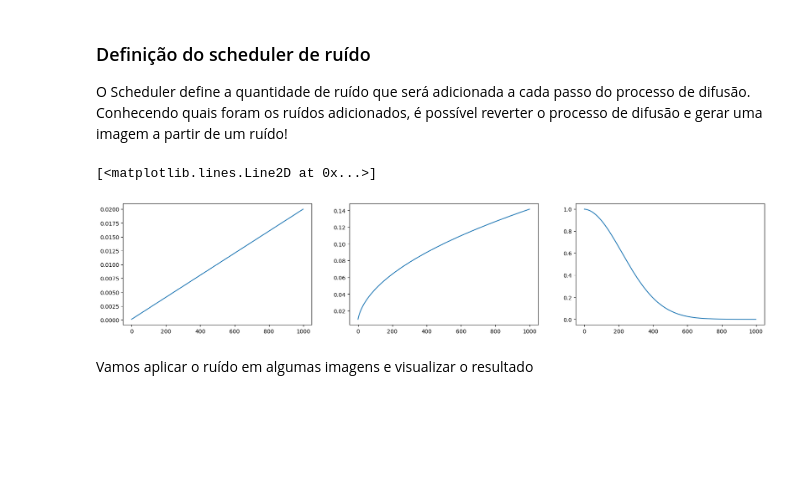
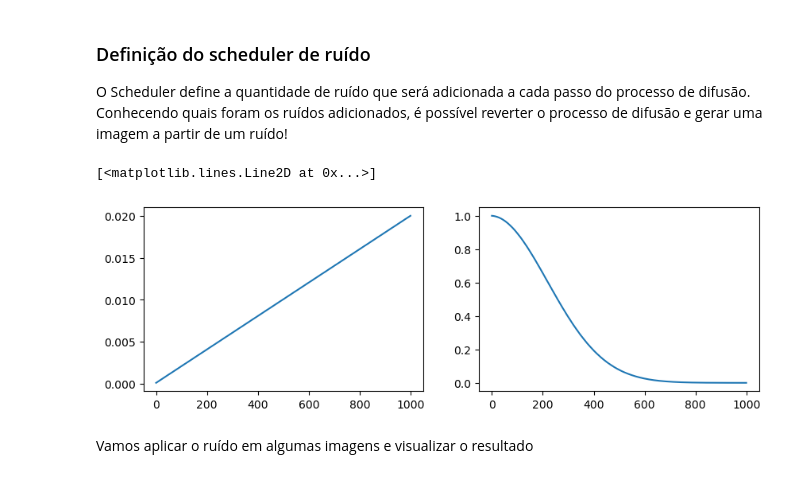
Before and after one commit to chcomin/curso-visao-computacional-2024, a Jupyter notebook: M11_geracao_de_imagens/1 - Modelo incondicional (GPU).ipynb, the cells around one changed output. Cells and saved outputs as stored; diff of their text form; code cells hidden in the pictures; blank space fills up the shorter version.

```diff
--- a/M11_geracao_de_imagens/1 - Modelo incondicional (GPU).ipynb
+++ b/M11_geracao_de_imagens/1 - Modelo incondicional (GPU).ipynb
@@ -51,6 +51,8 @@ class Scheduler:
     '''Implementa o scheduler DDPM do artigo Denoising Diffusion Probabilistic
     Models
     https://arxiv.org/abs/2006.11239
+    Foi utilizada a notação e equações do capítulo 18 do livro Understanding
+    Deep Learning do Simon Prince.
     '''
 
     def __init__(self, n_steps=1000, beta_start=0.0001, beta_end=0.02):
@@ -60,76 +62,75 @@ class Scheduler:
             beta_start: variância inicial do ruído
             beta_end: variância final do ruído
         """
 
-        # Variâncias dos ruídos
+        # Variâncias dos ruídos (quantidade de ruído em cada passo)
         betas = torch.linspace(beta_start, beta_end, n_steps)
-        # Desvios padrões
-        self.sigmas = betas.sqrt()
-        alphas = 1-betas
-        # Produto acumulado de 1-variância
-        self.alphas_prod = alphas.cumprod(dim=0)
-
+        # Produto acumulado de 1-variância (representa o quanto da imagem foi
+        # preservado após n passos)
+        self.alphas = (1-betas).cumprod(dim=0)
         self.n_steps = n_steps
         self.betas = betas
-        self.alphas = alphas
 
     def add_noise(self, x0s):
-        '''Adiciona ruído a um batch de imagens. O método retorna a imagem com
-        ruído, o nível de ruído `step` adicionado à imagem e o ruído em si `noise`.'''
+        '''Adiciona ruído a um batch de imagens. O método retorna as imagens com
+        ruído `z_ts`, os níveis de ruído `steps` utilizados em cada imagem e os ruídos
+        em si `noises`.
+        `z_ts` e `steps` serão a entrada de uma rede, que tentará prever o valor de
+        `noises`.
+        '''
 
+        # Nro de imagens
         n = x0s.shape[0]
         shape = (n, *x0s[0].shape)
-        # Sorteia um nível de ruído
+        # Sorteia `n`` níveis de ruído
         steps = torch.randint(0, self.n_steps, (n,))
-        # Gera o ruído
-        noise = torch.randn(shape)
-        # Redimensiona `alphas_prod[steps]` para o tamanho do batch
-        alphabar_t = self.alphas_prod[steps].reshape(-1,1,1,1)
-        # Equação do artigo utilizada para criar a imagem ruidosa
-        xt = alphabar_t.sqrt()*x0s + (1-alphabar_t).sqrt()*noise
+        # Quantidade a ser preservada da imagem para cada nível de ruído sorteado
+        alphas_t = self.alphas[steps]
+        # Redimensiona `alphas_prod_t` para o tamanho do batch
+        alphas_t = alphas_t.reshape(-1,1,1,1)
+        # Gera ruídos de média 0 e variância 1
+        noises = torch.randn(shape)
+        # Equação do artigo utilizada para criar a imagem ruidosa. Ela representa
+        # uma soma ponderada entre a imagem original e um ruído.
+        z_ts = alphas_t.sqrt()*x0s + (1-alphas_t).sqrt()*noises
 
-        return xt, steps, noise
+        return z_ts, steps, noises
 
-    def step(self, noise, step, x_t):
-        '''Dado uma estimativa `noise` do ruído em uma imagem `x_t`, estima
-        uma imagem um pouco menos ruidosa x_t1. `step` indica o nível de ruído
-        da imagem
+    def step(self, pred_noises, steps, z_ts):
+        '''Dadas estimativas `pred_noises` dos ruídos em um batch de imagens
+        ruidosas `z_ts`, estima imagens um pouco menos ruidosas `z_tm1s`. `steps`
+        indica o nível de ruído utilizado para gerar `z_ts`.
         '''
 
-        alphas_prod = self.alphas_prod
+        betas = self.betas
         alphas = self.alphas
-        sigmas = self.sigmas
 
-        if step > 0:
-            z = torch.randn(x_t.shape)
-        else:
-            z = torch.zeros(x_t.shape)
-        z = z.to(x_t.device)
-        if step > 0:
-            alpha_bar_t1 = alphas_prod[step-1]
-        else:
-            alpha_bar_t1 = torch.tensor(1)
+        # Coeficientes
+        cx = 1/(1-betas[steps]).sqrt()
+        cn = betas[steps]/(1-alphas[steps]).sqrt()*(1-betas[steps]).sqrt()
 
-        sigma_t = 1 - alphas_prod[step]
-        sigma_t1 = 1 - alpha_bar_t1
+        # x menos ruidoso
+        z_tm1s = cx*z_ts - cn*pred_noises
 
-        x_0_hat = (x_t-sigma_t.sqrt()*noise)/alphas_prod[step].sqrt()
-        x_t1 = x_0_hat*alpha_bar_t1.sqrt()*(1-alphas[step])/sigma_t + x_t*alphas[step].sqrt()*sigma_t1/sigma_t + sigmas[step]*z
+        # Adiciona um pouco de ruído novamente. A rede prevê o valor médio da
+        # imagem menos ruidosa, a imagem do passo anterior é gerada por uma
+        # distribuição normal com variância beta
+        if steps > 0:
+            z_tm1s += betas[steps].sqrt()*torch.randn(z_ts.shape, device=z_ts.device)
 
-        return x_t1
+        return z_tm1s
 
 n_steps = 1000
 scheduler = Scheduler(n_steps)
-betas, sigmas, alphas_prod = scheduler.betas, scheduler.sigmas, scheduler.alphas_prod
+betas, alphas_prod = scheduler.betas, scheduler.alphas
 
 # Visualização dos ruídos adicionados a cada passo:
-fig, axs = plt.subplots(1, 3, figsize=(21,4))
+fig, axs = plt.subplots(1, 2, figsize=(10,3))
 axs[0].plot(scheduler.betas)
-axs[1].plot(scheduler.sigmas)
-axs[2].plot(scheduler.alphas_prod)
+axs[1].plot(scheduler.alphas)
 # %% [output]
 [<matplotlib.lines.Line2D at 0x...>]
-[figure, old version]
+[figure, new version]
 # %% [markdown]
 Vamos aplicar o ruído em algumas imagens e visualizar o resultado
 # %%
```
Also changed, not shown: parts of 6 cells of this notebook.
